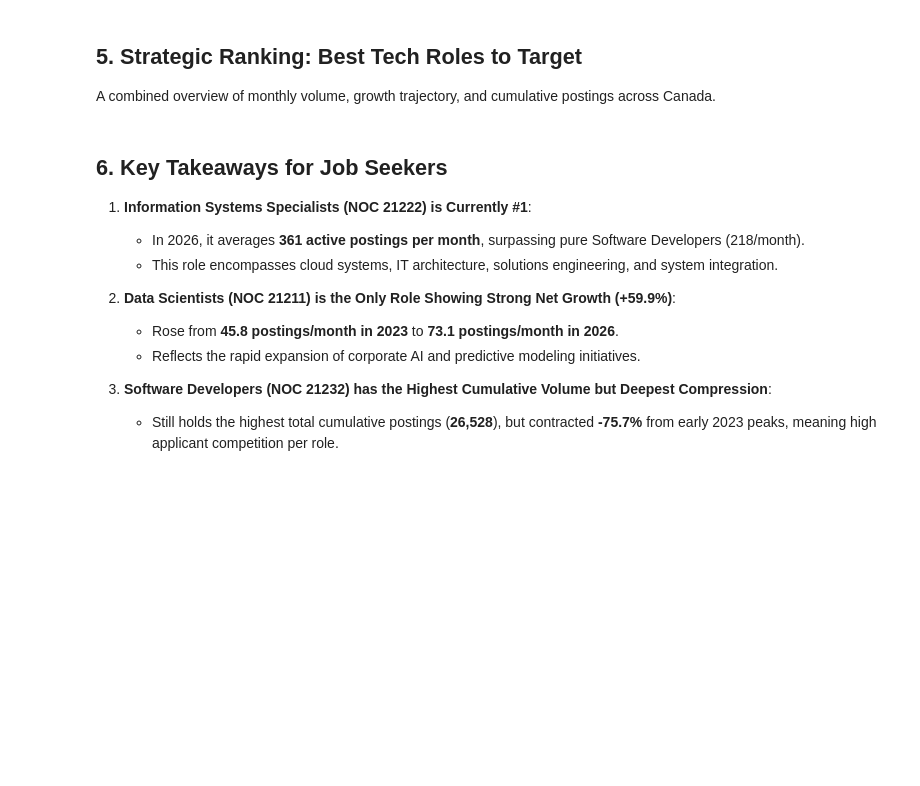
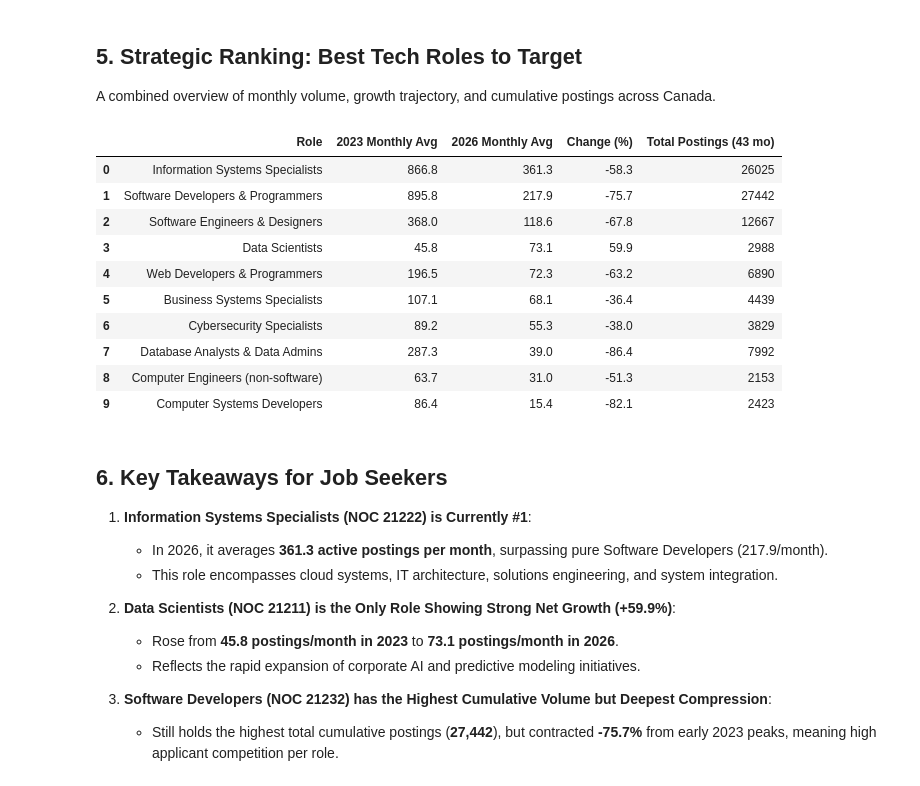
Before and after one commit to althaafsn/canada-job-market-analysis, a Jupyter notebook: data_analysis/02_job_bank/job_bank_tech_roles.ipynb, the cells around one changed output. Saved outputs shown, nothing was run; the diff lists cells and outputs as text; code cells hidden in the pictures; blank space fills up the shorter version.

```diff
--- a/data_analysis/02_job_bank/job_bank_tech_roles.ipynb
+++ b/data_analysis/02_job_bank/job_bank_tech_roles.ipynb
@@ -35,13 +35,17 @@ cwd = Path.cwd()
 if (cwd / 'data/job_bank').exists():
     DATA_DIR = cwd / 'data/job_bank'
     PLOTS_DIR = cwd / 'data_analysis/02_job_bank/plots'
+    CACHE_FILE = cwd / 'data/job_bank_tech_monthly_aggregate.csv'
 elif (cwd / '../../data/job_bank').resolve().exists():
     DATA_DIR = (cwd / '../../data/job_bank').resolve()
     PLOTS_DIR = cwd / 'plots'
+    CACHE_FILE = (cwd / '../../data/job_bank_tech_monthly_aggregate.csv').resolve()
 else:
     DATA_DIR = Path('data/job_bank')
     PLOTS_DIR = Path('plots')
+    CACHE_FILE = Path('data/job_bank_tech_monthly_aggregate.csv')
 
 PLOTS_DIR.mkdir(parents=True, exist_ok=True)
 print(f"Data Directory:  {DATA_DIR}")
 print(f"Plots Directory: {PLOTS_DIR}")
+print(f"Cache File:      {CACHE_FILE}")
@@ -89,7 +97,7 @@ def parse_file_month(p):
         'aug': 8, 'august': 8, 'sep': 9, 'september': 9, 'oct': 10, 'october': 10,
         'nov': 11, 'november': 11, 'dec': 12, 'december': 12
     }
-    match = re.search(r'([a-z]+)(\d{4})', name)
+    match = re.search(r'([a-z]+)[-_]?(\d{4})', name)
     if match:
         m_str, y_str = match.groups()
         for k, v in months.items():
@@ -206,8 +236,37 @@ summary_table.reset_index()
+# %%
+# Self-contained calculation: ensures variables exist even if prior plot cells were skipped
+if 'df_2023' not in globals() or 'df_2026' not in globals() or 'totals' not in globals() or 'growth' not in globals():
+    totals = pivot_postings.sum().sort_values(ascending=True)
+    df_2023 = pivot_postings[pivot_postings.index.year == 2023].mean()
+    df_2026 = pivot_postings[pivot_postings.index.year == 2026].mean()
+    growth = (((df_2026 - df_2023) / df_2023) * 100).loc[totals.index]
+
+summary_table = pd.DataFrame({
+    'Role': totals.index,
+    '2023 Monthly Avg': df_2023.loc[totals.index].round(1).values,
+    '2026 Monthly Avg': df_2026.loc[totals.index].round(1).values,
+    'Change (%)': growth.loc[totals.index].round(1).values,
+    'Total Postings (43 mo)': totals.values
+}).sort_values(by='2026 Monthly Avg', ascending=False).reset_index(drop=True)
+
+summary_table
+# %% [output]
+|  | Role | 2023 Monthly Avg | 2026 Monthly Avg | Change (%) | Total Postings (43 mo) |
+| 0 | Information Systems Specialists | 866.8 | 361.3 | -58.3 | 26025 |
+| 1 | Software Developers & Programmers | 895.8 | 217.9 | -75.7 | 27442 |
+| 2 | Software Engineers & Designers | 368.0 | 118.6 | -67.8 | 12667 |
+| 3 | Data Scientists | 45.8 | 73.1 | 59.9 | 2988 |
+| 4 | Web Developers & Programmers | 196.5 | 72.3 | -63.2 | 6890 |
+| 5 | Business Systems Specialists | 107.1 | 68.1 | -36.4 | 4439 |
+| 6 | Cybersecurity Specialists | 89.2 | 55.3 | -38.0 | 3829 |
+| 7 | Database Analysts & Data Admins | 287.3 | 39.0 | -86.4 | 7992 |
+| 8 | Computer Engineers (non-software) | 63.7 | 31.0 | -51.3 | 2153 |
+| 9 | Computer Systems Developers | 86.4 | 15.4 | -82.1 | 2423 |
 # %% [markdown]
 ## 6. Key Takeaways for Job Seekers
 
 1. **Information Systems Specialists (NOC 21222) is Currently #1**:
-   - In 2026, it averages **361 active postings per month**, surpassing pure Software Developers (218/month).
+   - In 2026, it averages **361.3 active postings per month**, surpassing pure Software Developers (217.9/month).
    - This role encompasses cloud systems, IT architecture, solutions engineering, and system integration.
 
 2. **Data Scientists (NOC 21211) is the Only Role Showing Strong Net Growth (+59.9%)**:
@@ -215,4 +274,4 @@ summary_table.reset_index()
    - Reflects the rapid expansion of corporate AI and predictive modeling initiatives.
 
 3. **Software Developers (NOC 21232) has the Highest Cumulative Volume but Deepest Compression**:
-   - Still holds the highest total cumulative postings (**26,528**), but contracted **-75.7%** from early 2023 peaks, meaning high applicant competition per role.
+   - Still holds the highest total cumulative postings (**27,442**), but contracted **-75.7%** from early 2023 peaks, meaning high applicant competition per role.
```
Also changed, not shown: parts of 6 cells of this notebook, 2 other files.
